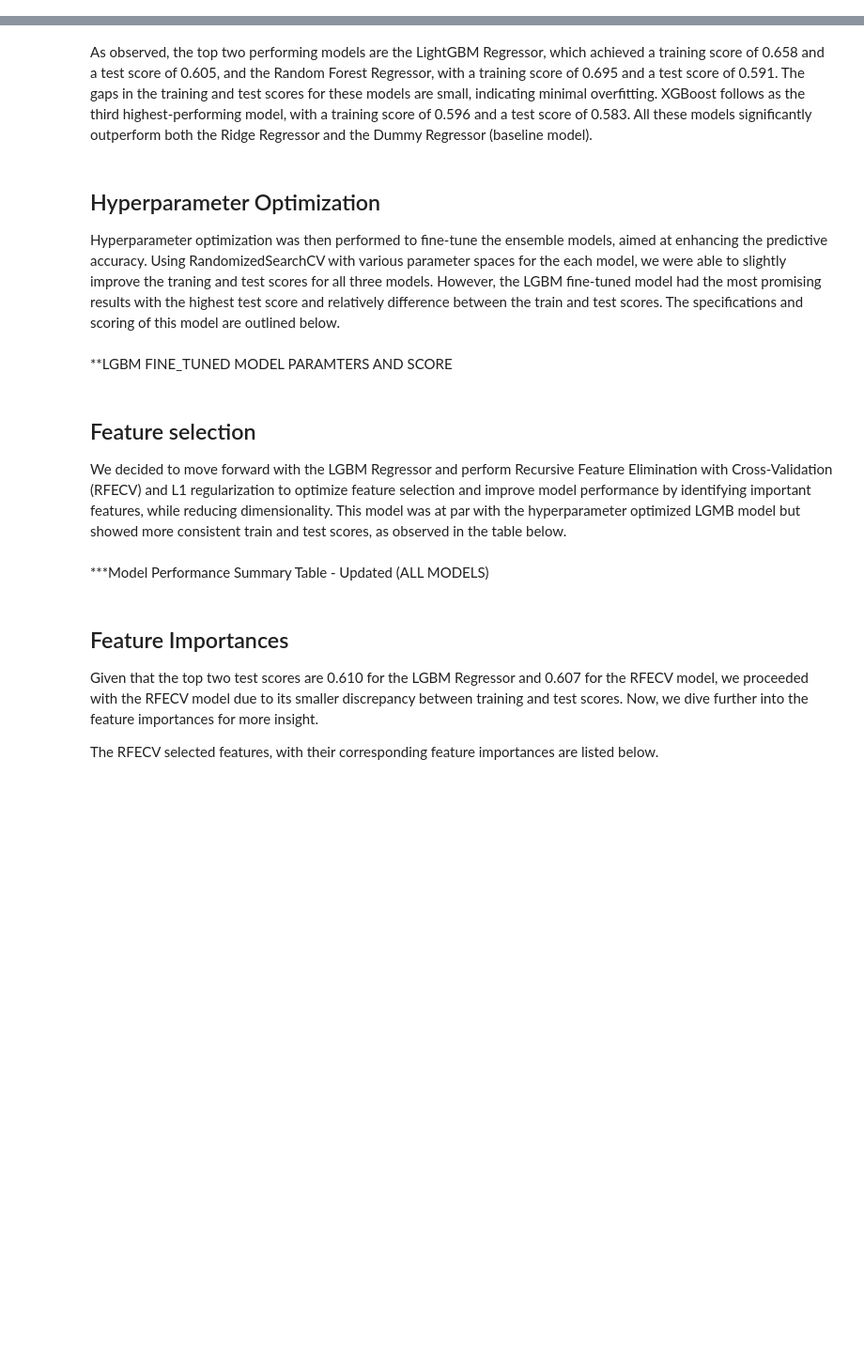
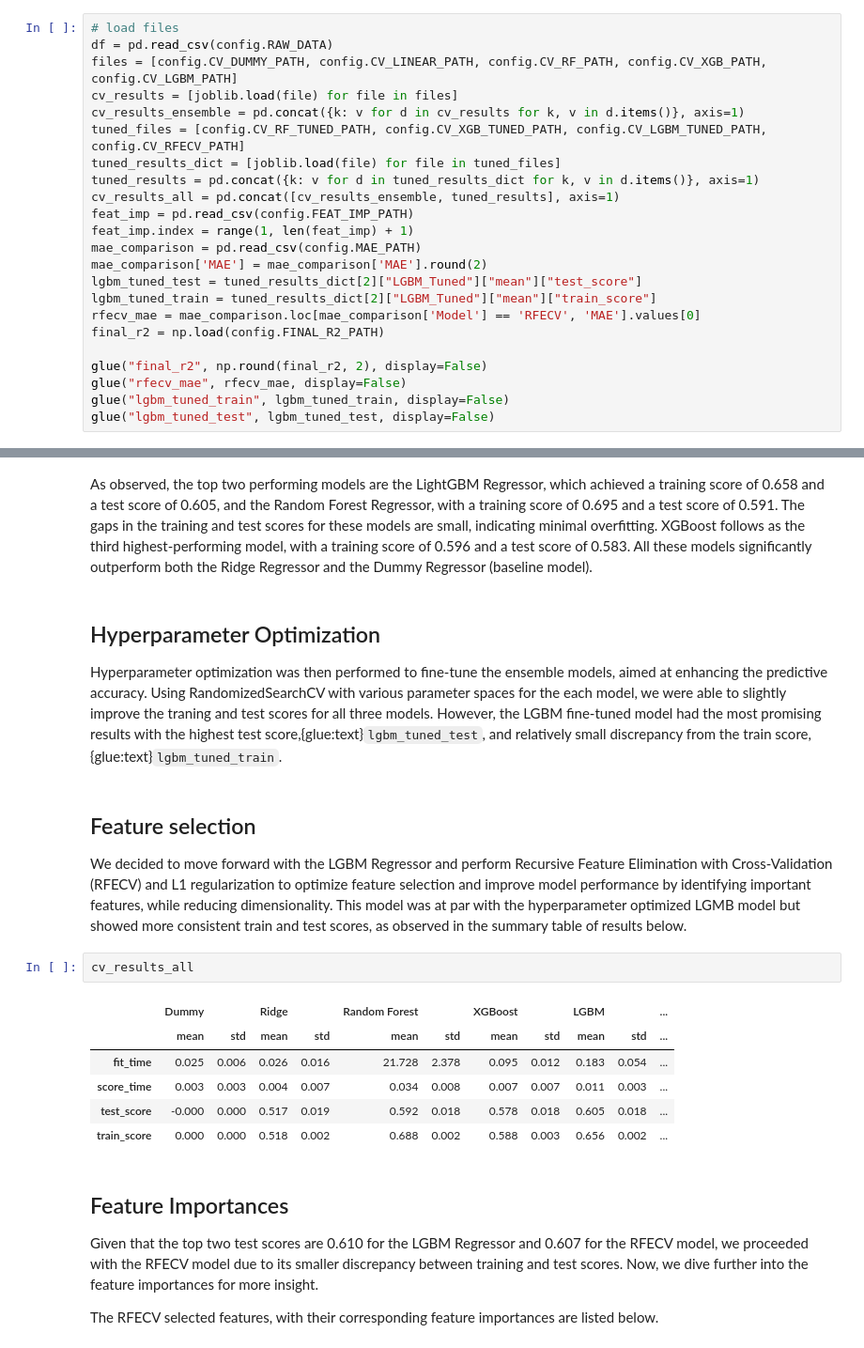
Before and after one commit to MoNorouzi23/Airbnb_analysis, a Jupyter notebook: report/airbnb_analysis_report.ipynb, the cells around one changed output, grey strips where cells are left out. Shown at 94% size. Drawn from its saved outputs; the diff is of its cells as text; blank space fills up the shorter version.

```diff
--- a/report/airbnb_analysis_report.ipynb
+++ b/report/airbnb_analysis_report.ipynb
@@ -7,3 +15,26 @@ import pandas as pd
+# %%
+# load files
+df = pd.read_csv(config.RAW_DATA)
+files = [config.CV_DUMMY_PATH, config.CV_LINEAR_PATH, config.CV_RF_PATH, config.CV_XGB_PATH, config.CV_LGBM_PATH]
+cv_results = [joblib.load(file) for file in files]
+cv_results_ensemble = pd.concat({k: v for d in cv_results for k, v in d.items()}, axis=1)
+tuned_files = [config.CV_RF_TUNED_PATH, config.CV_XGB_TUNED_PATH, config.CV_LGBM_TUNED_PATH, config.CV_RFECV_PATH]
+tuned_results_dict = [joblib.load(file) for file in tuned_files]
+tuned_results = pd.concat({k: v for d in tuned_results_dict for k, v in d.items()}, axis=1)
+cv_results_all = pd.concat([cv_results_ensemble, tuned_results], axis=1)
+feat_imp = pd.read_csv(config.FEAT_IMP_PATH)
+feat_imp.index = range(1, len(feat_imp) + 1)
+mae_comparison = pd.read_csv(config.MAE_PATH)
+mae_comparison['MAE'] = mae_comparison['MAE'].round(2)
+lgbm_tuned_test = tuned_results_dict[2]["LGBM_Tuned"]["mean"]["test_score"]
+lgbm_tuned_train = tuned_results_dict[2]["LGBM_Tuned"]["mean"]["train_score"]
+rfecv_mae = mae_comparison.loc[mae_comparison['Model'] == 'RFECV', 'MAE'].values[0]
+final_r2 = np.load(config.FINAL_R2_PATH)
+
+glue("final_r2", np.round(final_r2, 2), display=False)
+glue("rfecv_mae", rfecv_mae, display=False)
+glue("lgbm_tuned_train", lgbm_tuned_train, display=False)
+glue("lgbm_tuned_test", lgbm_tuned_test, display=False)
 # %% [markdown]
 ## Data Description
 The dataset utilized for this project originates from Kaggle, available at https://www.kaggle.com/dgomonov/new-york-city-airbnb-open-data. The available information includes details about the properties on Airbnb, the corresponding geographical information, price, and the room type. It comprises 16 columns and encompasses a substantial volume of data, totaling 48895 rows. Given the large size of the dataset, 70% of the dataset is used for training the models while the remaining 30% is used for testing.
@@ -176,16 +213,21 @@ As observed, the top two performing models are the LightGBM Regressor, which ach
 # %% [markdown]
 ## Hyperparameter Optimization
 
-Hyperparameter optimization was then performed to fine-tune the ensemble models, aimed at enhancing the predictive accuracy. Using RandomizedSearchCV with various parameter spaces for the each model, we were able to slightly improve the traning and test scores for all three models. However, the LGBM fine-tuned model had the most promising results with the highest test score and relatively difference between the train and test scores. The specifications and scoring of this model are outlined below.
+Hyperparameter optimization was then performed to fine-tune the ensemble models, aimed at enhancing the predictive accuracy. Using RandomizedSearchCV with various parameter spaces for the each model, we were able to slightly improve the traning and test scores for all three models. However, the LGBM fine-tuned model had the most promising results with the highest test score,{glue:text}`lgbm_tuned_test`,  and relatively small discrepancy from the train score, {glue:text}`lgbm_tuned_train`.
-# %% [markdown]
-**LGBM FINE_TUNED MODEL PARAMTERS AND SCORE
 # %% [markdown]
 ## Feature selection
 
 
-We decided to move forward with the LGBM Regressor and perform Recursive Feature Elimination with Cross-Validation (RFECV) and L1 regularization to optimize feature selection and improve model performance by identifying important features, while reducing dimensionality. This model was at par with the hyperparameter optimized LGMB model but showed more consistent train and test scores, as observed in the table below.
+We decided to move forward with the LGBM Regressor and perform Recursive Feature Elimination with Cross-Validation (RFECV) and L1 regularization to optimize feature selection and improve model performance by identifying important features, while reducing dimensionality. This model was at par with the hyperparameter optimized LGMB model but showed more consistent train and test scores, as observed in the summary table of results below.
-# %% [markdown]
-***Model Performance Summary Table - Updated (ALL MODELS)
+# %%
+cv_results_all
+# %% [output]
+|  | Dummy |  | Ridge |  | Random Forest |  | XGBoost |  | LGBM |  | ... |
+|  | mean | std | mean | std | mean | std | mean | std | mean | std | ... |
+| fit_time | 0.025 | 0.006 | 0.026 | 0.016 | 21.728 | 2.378 | 0.095 | 0.012 | 0.183 | 0.054 | ... |
+| score_time | 0.003 | 0.003 | 0.004 | 0.007 | 0.034 | 0.008 | 0.007 | 0.007 | 0.011 | 0.003 | ... |
+| test_score | -0.000 | 0.000 | 0.517 | 0.019 | 0.592 | 0.018 | 0.578 | 0.018 | 0.605 | 0.018 | ... |
+| train_score | 0.000 | 0.000 | 0.518 | 0.002 | 0.688 | 0.002 | 0.588 | 0.003 | 0.656 | 0.002 | ... |
 # %% [markdown]
 ## Feature Importances
 
```
Also changed, not shown: parts of 14 cells of this notebook, 2 other files.
